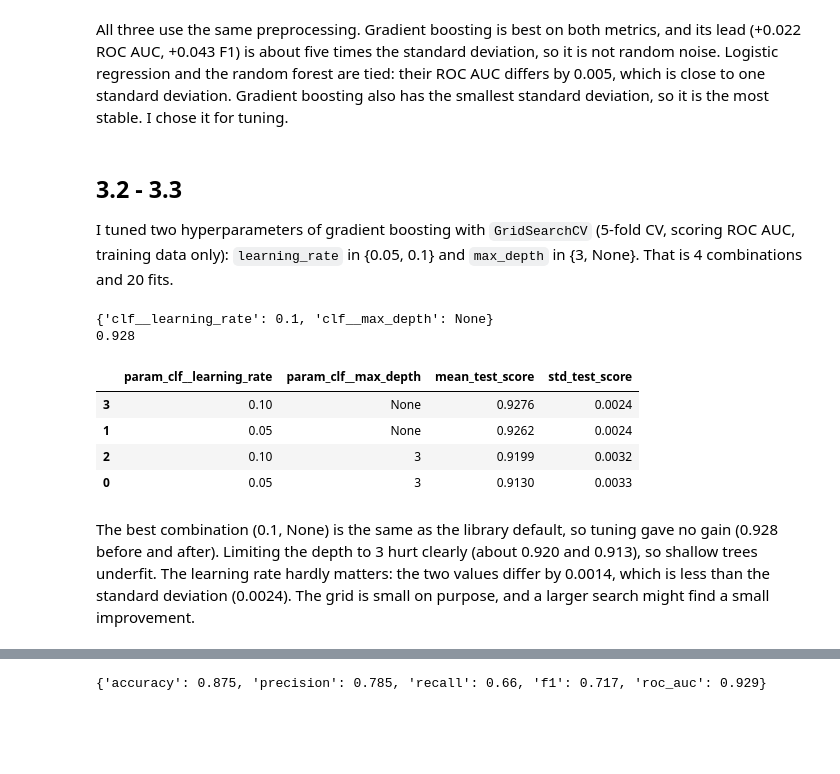
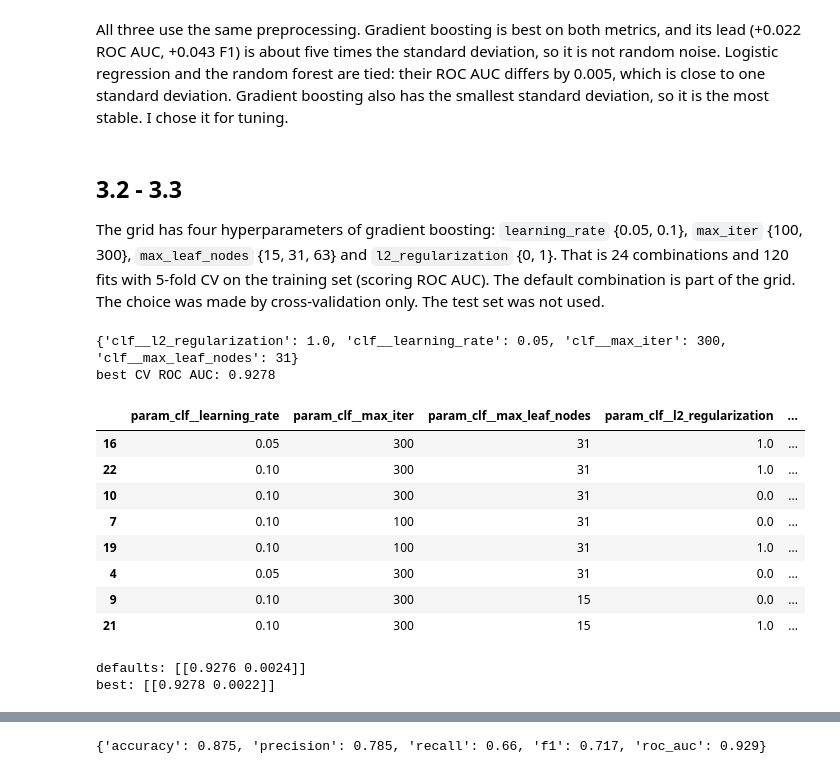
Before and after one commit to dpetrovskaua/ML-census-income, a Jupyter notebook: 02_models.ipynb, the cells around one changed output, grey strips where cells are left out. Drawn from its saved outputs; the diff is of its cells as text; code cells hidden in the pictures; blank space fills up the shorter version.

Commit message:
Made tuning grid stronger (part9 of feedback)

```diff
--- a/02_models.ipynb
+++ b/02_models.ipynb
@@ -126,38 +126,50 @@ All three use the same preprocessing. Gradient boosting is best on both metrics,
 # %% [markdown]
 ## 3.2 - 3.3
 
-I tuned two hyperparameters of gradient boosting with `GridSearchCV` (5-fold CV, scoring ROC AUC, training data only): `learning_rate` in {0.05, 0.1} and `max_depth` in {3, None}. That is 4 combinations and 20 fits.
+The grid has four hyperparameters of gradient boosting: `learning_rate` {0.05, 0.1}, `max_iter` {100, 300}, `max_leaf_nodes` {15, 31, 63} and `l2_regularization` {0, 1}. That is 24 combinations and 120 fits with 5-fold CV on the training set (scoring ROC AUC). The default combination is part of the grid. The choice was made by cross-validation only. The test set was not used.
 # %%
 from sklearn.model_selection import GridSearchCV
 
-pipe = Pipeline([('prep', preprocessor),
-                ('clf', HistGradientBoostingClassifier(random_state=SEED))])
-# the same "cleaning, then model" pipeline. tuning happens on the whole pipeline, so no leakage
+pipe = Pipeline([('prep', preprocessor), ('clf', HistGradientBoostingClassifier(random_state=SEED))])
 
-param_grid = {f'clf__learning_rate': [0.05, 0.1], 'clf__max_depth': [3, None]}
-# 'clf__' means the setting belongs to the step named clf. 2*2 = 4 combos
+param_grid = {'clf__learning_rate': [0.05, 0.1],
+            'clf__max_iter': [100, 300], # number of trees
+            'clf__max_leaf_nodes': [15, 31, 63], # size of trees
+            'clf__l2_regularization': [0.0, 1.0]} # penalty on leaf values
+# 2*2*3*2 = 24 combinations
+# 24*5 folds = 120 fits
 
 grid = GridSearchCV(pipe, param_grid, cv=cv, scoring='roc_auc', n_jobs=1)
-# cv=cv reuses 5-fold rule. scoring='roc_auc' is the metric that picks the winner
-# 4 combinations * 5 folds = 20 fits
-
-grid.fit(X_train, y_train) # training only
+grid.fit(X_train, y_train)   # training data only
 
 print(grid.best_params_)
-print(round(grid.best_score_, 3))
+print('Best CV ROC AUC:', round(grid.best_score_, 4))
 
 tuning_results = (pd.DataFrame(grid.cv_results_)
-                  [['param_clf__learning_rate', 'param_clf__max_depth', 'mean_test_score', 'std_test_score']]
-                  .sort_values('mean_test_score', ascending=False)
-                  .round(4))
-tuning_results
+                  [['param_clf__learning_rate', 'param_clf__max_iter', 'param_clf__max_leaf_nodes',
+                    'param_clf__l2_regularization', 'mean_test_score', 'std_test_score']]
+                  .sort_values('mean_test_score', ascending=False).round(4))
+
+tuning_results.head(8)
 # %% [output]
-{'clf__learning_rate': 0.1, 'clf__max_depth': None}
-0.928
+{'clf__l2_regularization': 1.0, 'clf__learning_rate': 0.05, 'clf__max_iter': 300, 'clf__max_leaf_nodes': 31}
+best CV ROC AUC: 0.9278
-|  | param_clf__learning_rate | param_clf__max_depth | mean_test_score | std_test_score |
-| 3 | 0.10 | None | 0.9276 | 0.0024 |
-| 1 | 0.05 | None | 0.9262 | 0.0024 |
-| 2 | 0.10 | 3 | 0.9199 | 0.0032 |
-| 0 | 0.05 | 3 | 0.9130 | 0.0033 |
+|  | param_clf__learning_rate | param_clf__max_iter | param_clf__max_leaf_nodes | param_clf__l2_regularization | ... |
+| 16 | 0.05 | 300 | 31 | 1.0 | ... |
+| 22 | 0.10 | 300 | 31 | 1.0 | ... |
+| 10 | 0.10 | 300 | 31 | 0.0 | ... |
+| 7 | 0.10 | 100 | 31 | 0.0 | ... |
+| 19 | 0.10 | 100 | 31 | 1.0 | ... |
+| 4 | 0.05 | 300 | 31 | 0.0 | ... |
+| 9 | 0.10 | 300 | 15 | 0.0 | ... |
+| 21 | 0.10 | 300 | 15 | 1.0 | ... |
-# %% [markdown]
-The best combination (0.1, None) is the same as the library default, so tuning gave no gain (0.928 before and after). Limiting the depth to 3 hurt clearly (about 0.920 and 0.913), so shallow trees underfit. The learning rate hardly matters: the two values differ by 0.0014, which is less than the standard deviation (0.0024). The grid is small on purpose, and a larger search might find a small improvement.
+# %%
+default_row = tuning_results[(tuning_results['param_clf__learning_rate'] == 0.1) &
+                             (tuning_results['param_clf__max_iter'] == 100) &
+                             (tuning_results['param_clf__max_leaf_nodes'] == 31) &
+                             (tuning_results['param_clf__l2_regularization'] == 0.0)]
+print('Defaults:', default_row[['mean_test_score', 'std_test_score']].values)
+print('Best:', tuning_results.iloc[[0]][['mean_test_score', 'std_test_score']].values)
+# %% [output]
+defaults: [[0.9276 0.0024]]
+best: [[0.9278 0.0022]]
```
Also changed, not shown: parts of 1 cell of this notebook.
